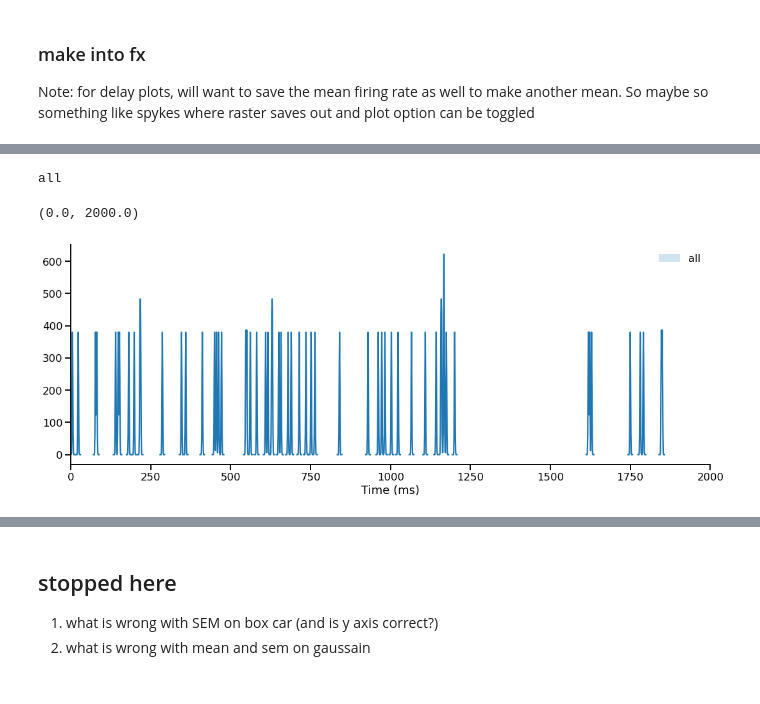
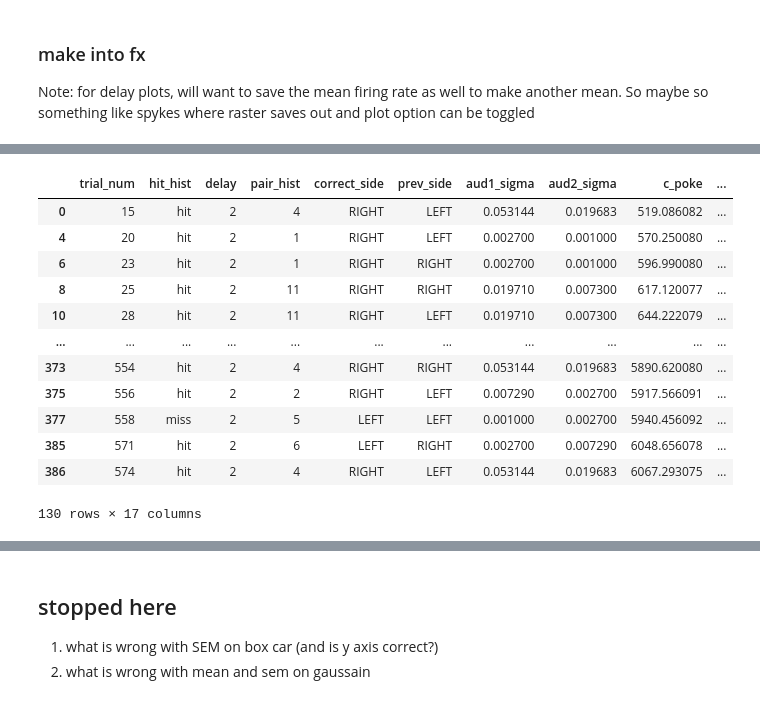
Before and after one commit to Brody-Lab/jbreda_PWM_mPFC_analysis, a Jupyter notebook: event_centering.ipynb, the cells around one changed output, grey strips where cells are left out. Cells and saved outputs as stored; diff of their text form; code cells hidden in the pictures.

```diff
--- a/event_centering.ipynb
+++ b/event_centering.ipynb
@@ -138,31 +96,18 @@ plt.xlim(0,2000)
-# %%
-fig, ax = plt.subplots(figsize = (15, 6))
-
-PSTH =g
-
-for cond_id in PSTH['mean'].keys():
-    print(cond_id)
-    ax.plot(PSTH['time'][0], PSTH['mean'][cond_id])
-    ax.fill_between(PSTH['time'][0], PSTH['mean'][cond_id] - PSTH['sem'][cond_id],
-                    PSTH['mean'][cond_id] + PSTH['sem'][cond_id], alpha = 0.2,label = cond_id )
-
-# aestetics
-# plt.axvspan(0,400, alpha = 0.2, color = 'grey')
-# plt.axvspan(0,0.000001, color = 'black')
-ax.set(xlabel = "Time (ms)")
-plt.legend(frameon=False)
-sns.despine()
-plt.tight_layout()
-plt.xlim(0,2000)
-
-# scale = 0.1
-# y_min = (1.0 - scale) * np.nanmin([np.min(PSTH['mean'][psth_idx])
-#             for psth_idx in PSTH['data'].keys()])
-# y_max = (1.0 + scale) * np.nanmax([np.max(PSTH['mean'][psth_idx])
-#             for psth_idx in PSTH['data'].keys()])
-
-# ax.set_ylim([y_min, y_max])
-# %% [output]
-all
-(0.0, 2000.0)
-[figure, removed]
+# %%
+beh_df_2s = beh_df[(beh_df['delay'] == 2)] # & (beh_df['first_sound'] != 'psycho')]
+
+beh_df_2s
+# %% [output]
+|  | trial_num | hit_hist | delay | pair_hist | correct_side | prev_side | aud1_sigma | aud2_sigma | c_poke | ... |
+| 0 | 15 | hit | 2 | 4 | RIGHT | LEFT | 0.053144 | 0.019683 | 519.086082 | ... |
+| 4 | 20 | hit | 2 | 1 | RIGHT | LEFT | 0.002700 | 0.001000 | 570.250080 | ... |
+| 6 | 23 | hit | 2 | 1 | RIGHT | RIGHT | 0.002700 | 0.001000 | 596.990080 | ... |
+| 8 | 25 | hit | 2 | 11 | RIGHT | RIGHT | 0.019710 | 0.007300 | 617.120077 | ... |
+| 10 | 28 | hit | 2 | 11 | RIGHT | LEFT | 0.019710 | 0.007300 | 644.222079 | ... |
+| ... | ... | ... | ... | ... | ... | ... | ... | ... | ... | ... |
+| 373 | 554 | hit | 2 | 4 | RIGHT | RIGHT | 0.053144 | 0.019683 | 5890.620080 | ... |
+| 375 | 556 | hit | 2 | 2 | RIGHT | LEFT | 0.007290 | 0.002700 | 5917.566091 | ... |
+| 377 | 558 | miss | 2 | 5 | LEFT | LEFT | 0.001000 | 0.002700 | 5940.456092 | ... |
+| 385 | 571 | hit | 2 | 6 | LEFT | RIGHT | 0.002700 | 0.007290 | 6048.656078 | ... |
+| 386 | 574 | hit | 2 | 4 | RIGHT | LEFT | 0.053144 | 0.019683 | 6067.293075 | ... |
+130 rows × 17 columns
```
Also changed, not shown: parts of 8 cells of this notebook, 1 other file.
